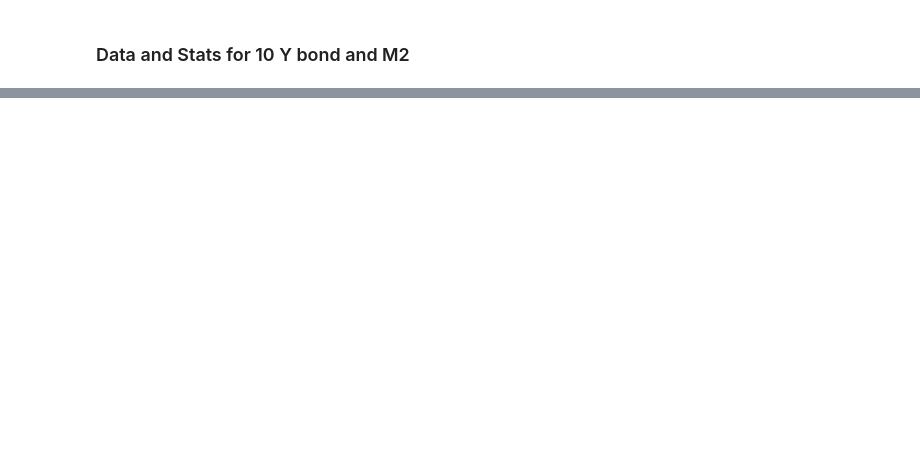
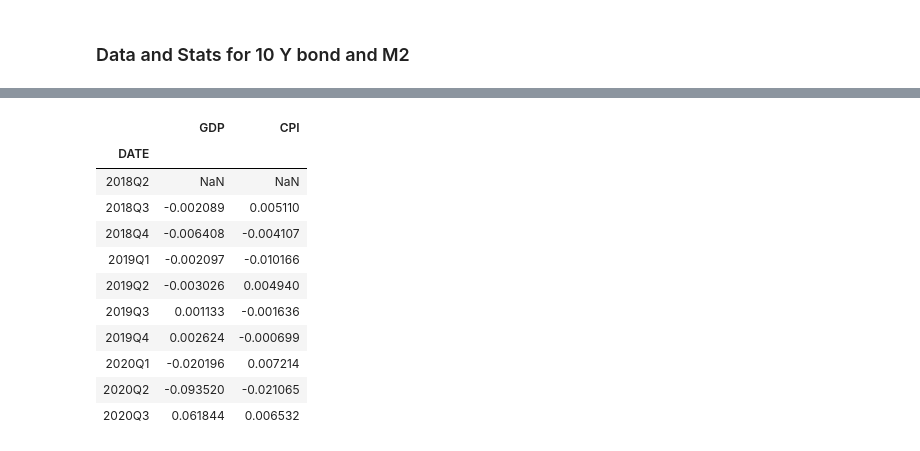
Before and after one commit to webclinic017/Portfolio_Construction, a Jupyter notebook: MISC/Macro_Analysis.ipynb, the cells around one changed output, grey strips where cells are left out. Cells and saved outputs as stored; diff of their text form; code cells hidden in the pictures; blank space fills up the shorter version.

```diff
--- a/MISC/Macro_Analysis.ipynb
+++ b/MISC/Macro_Analysis.ipynb
@@ -127,0 +160,15 @@ M2_RC.tail(300).plot()
+# %%
+Growth_Data.tail(10).diff(1)
+# %% [output]
+|  | GDP | CPI |
+| DATE |  |  |
+| 2018Q2 | NaN | NaN |
+| 2018Q3 | -0.002089 | 0.005110 |
+| 2018Q4 | -0.006408 | -0.004107 |
+| 2019Q1 | -0.002097 | -0.010166 |
+| 2019Q2 | -0.003026 | 0.004940 |
+| 2019Q3 | 0.001133 | -0.001636 |
+| 2019Q4 | 0.002624 | -0.000699 |
+| 2020Q1 | -0.020196 | 0.007214 |
+| 2020Q2 | -0.093520 | -0.021065 |
+| 2020Q3 | 0.061844 | 0.006532 |
```
Also changed, not shown: parts of 8 cells of this notebook, 16 other files.
